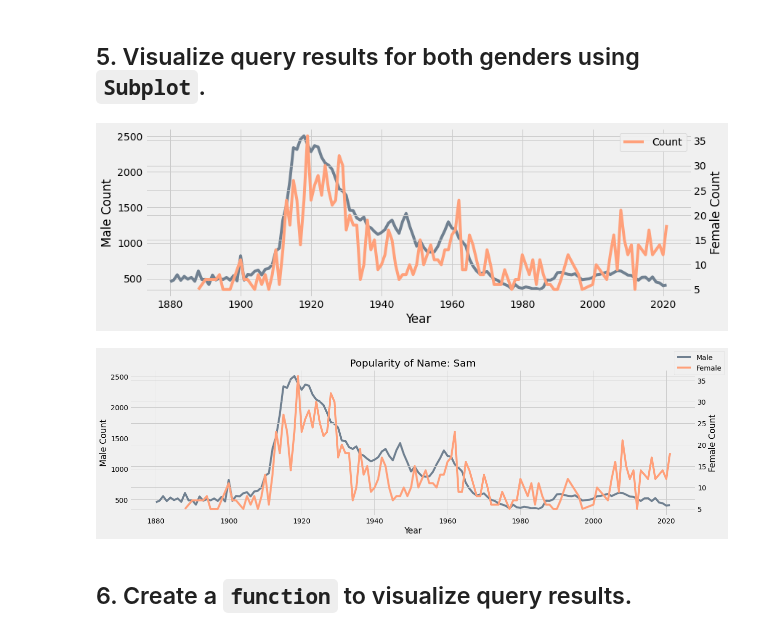
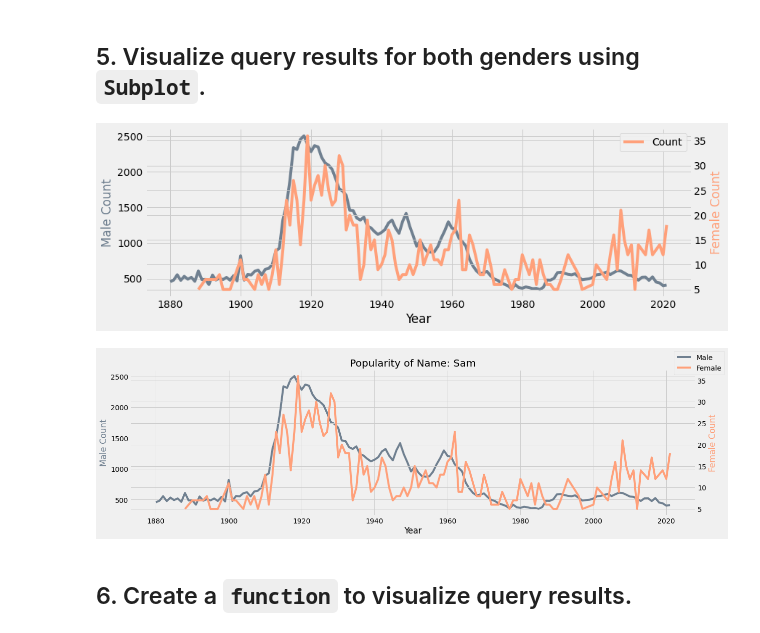
Before and after one commit to benkaan001/pandas_and_beyond, a Jupyter notebook: analyze_data/02_registered_names.ipynb, the cells around one changed output. Drawn from its saved outputs; the diff is of its cells as text; code cells hidden in the pictures.

Commit message:
update plot style

```diff
--- a/analyze_data/02_registered_names.ipynb
+++ b/analyze_data/02_registered_names.ipynb
@@ -216,25 +216,30 @@ Every 230 out of 1 million children registered as Male were named Ben in 1985.
 # %%
 name = 'Sam'
 fig, ax1 = plt.subplots(figsize=(12, 4))
 
 df.query('Name == @name and Sex == "M"') \
         .set_index('Year')\
         .sort_index()\
         .plot(figsize=(12, 4), ax=ax1, color='slategray')
 
 ax2 = ax1.twinx()
 
 df.query('Name == @name and Sex == "F"')\
         .set_index('Year')\
         .sort_index() \
         .plot(figsize=(12, 4), ax=ax2, color='lightsalmon')
 
+# set labels
 ax1.set_ylabel('Male Count')
 ax2.set_ylabel('Female Count')
 
+# change yaxis label colors
+ax1.yaxis.label.set_color('slategray')
+ax2.yaxis.label.set_color('lightsalmon')
+
 plt.show()
 # %% [output]
-[figure, old version]
+[figure, new version]
 # %%
 name = 'Sam'
 figsize =(18, 5)
@@ -260,6 +265,10 @@ ax1.set_title(f"Popularity of Name: {name}")
 ax1.set_ylabel('Male Count')
 ax2.set_ylabel('Female Count')
 
+# change yaxis label colors
+ax1.yaxis.label.set_color('slategray')
+ax2.yaxis.label.set_color('lightsalmon')
+
 # remove legend
 ax1.legend().remove()
 ax2.legend().remove()
@@ -269,7 +278,7 @@ fig.legend(['Male', 'Female'])
 
 plt.show()
 # %% [output]
-[figure, old version]
+[figure, new version]
 # %% [markdown]
 ## 6. Create a `function` to visualize query results.
 # %%
```
Also changed, not shown: parts of 1 cell of this notebook.
